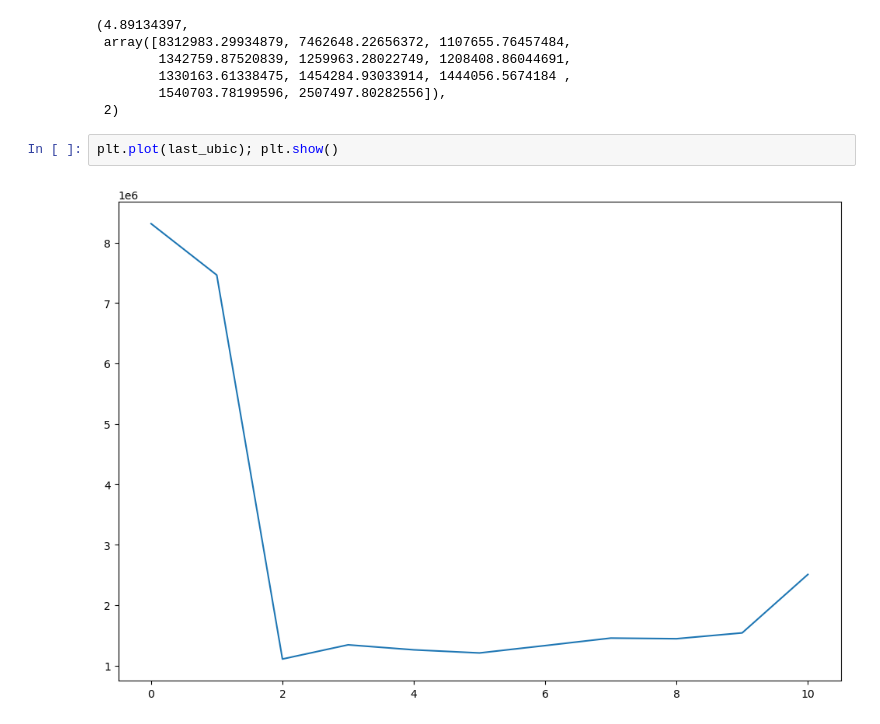
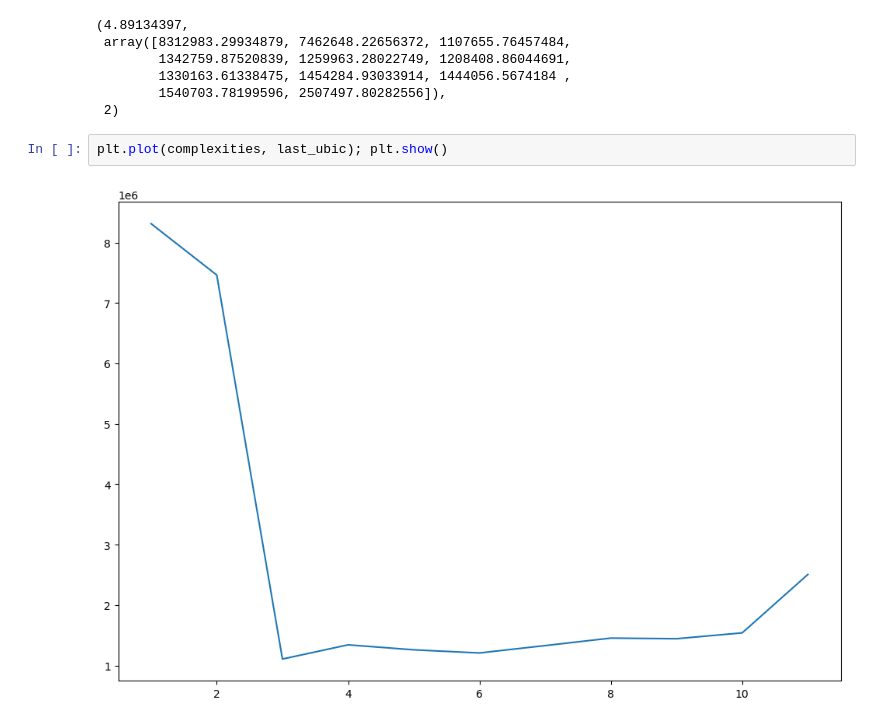
Before and after one commit to Pongpisit-Thanasutives/parametric-discovery, a Jupyter notebook: Spatial_KS_Equation_Chaotic_DEV1.ipynb, the cells around one changed output. Cells and saved outputs as stored; diff of their text form.

```diff
--- a/Spatial_KS_Equation_Chaotic_DEV1.ipynb
+++ b/Spatial_KS_Equation_Chaotic_DEV1.ipynb
@@ -457,6 +457,6 @@ last_lam, last_ubic, last_bc
         1540703.78199596, 2507497.80282556]),
  2)
 # %%
-plt.plot(last_ubic); plt.show()
+plt.plot(complexities, last_ubic); plt.show()
 # %% [output]
-[figure, old version]
+[figure, new version]
```
